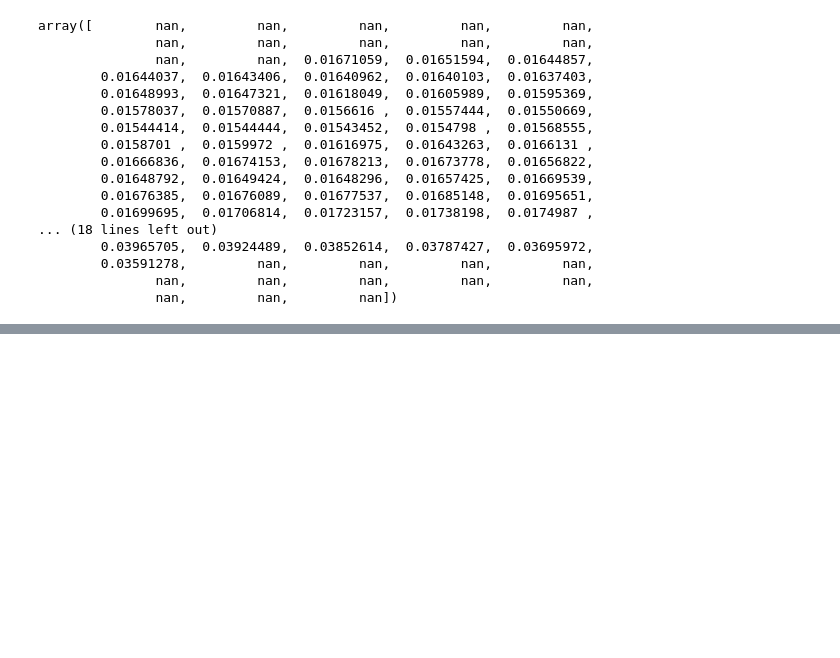
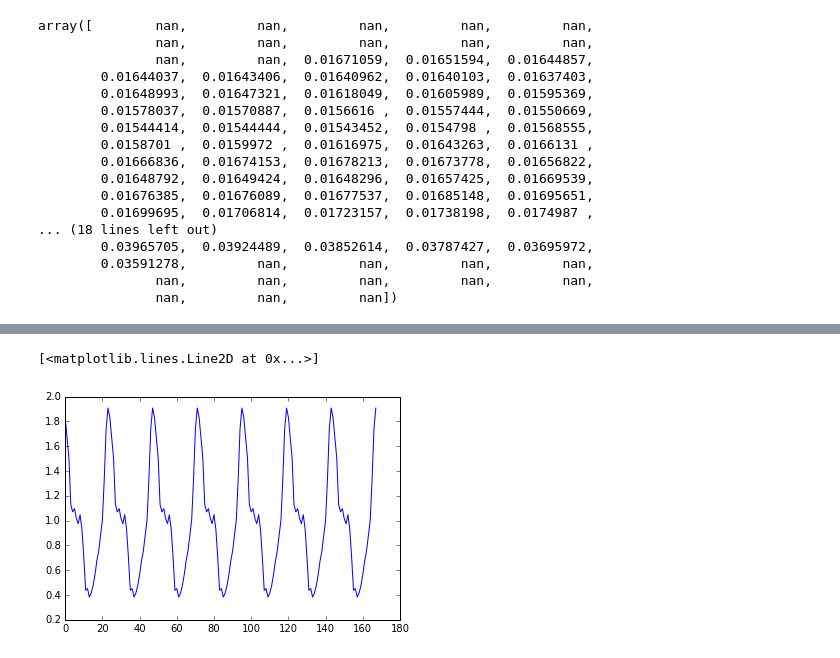
Before and after one commit to tj2huang/nyu-twipsy, a Jupyter notebook: basic tsa.ipynb, the cells around one changed output, grey strips where cells are left out. Cells and saved outputs as stored; diff of their text form; code cells hidden in the pictures; blank space fills up the shorter version.

```diff
--- a/basic tsa.ipynb
+++ b/basic tsa.ipynb
@@ -190,0 +251,5 @@ array([        nan,         nan,         nan,         nan,         nan,
+# %%
+plt.plot(res.seasonal)
+# %% [output]
+[<matplotlib.lines.Line2D at 0x...>]
+[figure, added]
```
Also changed, not shown: parts of 31 cells of this notebook.
